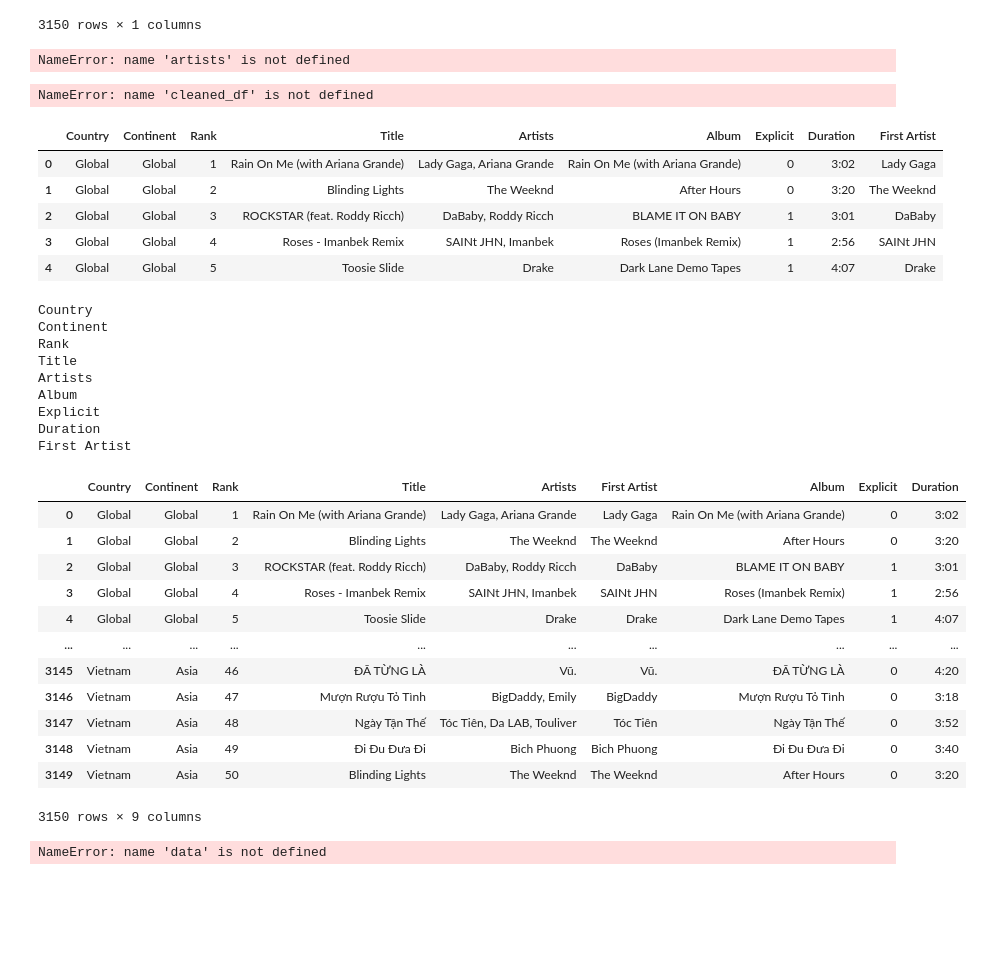
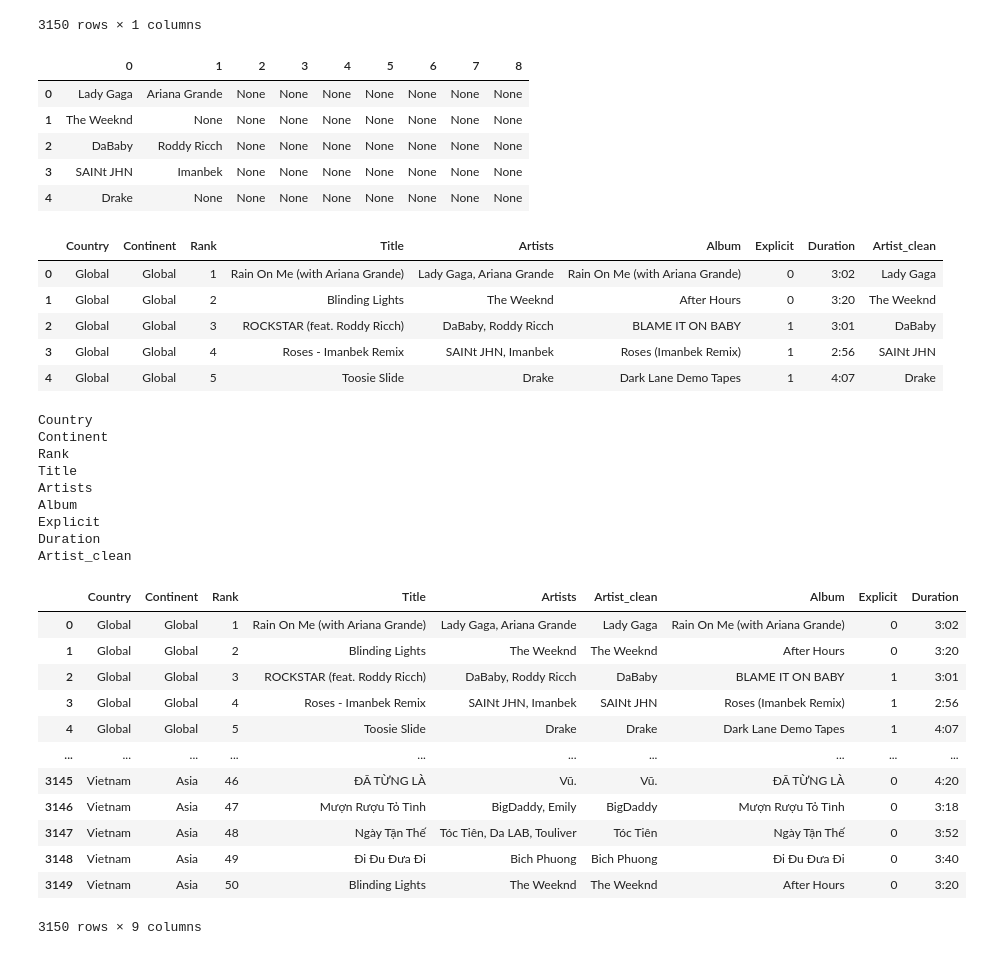
Before and after one commit to michellesimek/project_1, a Jupyter notebook: top_songs.ipynb, the cells around one changed output. Drawn from its saved outputs; the diff is of its cells as text; code cells hidden in the pictures; blank space fills up the shorter version.

```diff
--- a/top_songs.ipynb
+++ b/top_songs.ipynb
@@ -35,20 +36,23 @@ artists_df
 3150 rows × 1 columns
 # %%
 #clean data to only include one artist name per column (delimiter is a comma)
-cleaned_df = artists.Artists.str.split(",", expand=True)
+cleaned_df = artists_df.Artists.str.split(",", expand=True)
 cleaned_df.head()
 # %% [output]
-NameError: name 'artists' is not defined
+|  | 0 | 1 | 2 | 3 | 4 | 5 | 6 | 7 | 8 |
+| 0 | Lady Gaga | Ariana Grande | None | None | None | None | None | None | None |
+| 1 | The Weeknd | None | None | None | None | None | None | None | None |
+| 2 | DaBaby | Roddy Ricch | None | None | None | None | None | None | None |
+| 3 | SAINt JHN | Imanbek | None | None | None | None | None | None | None |
+| 4 | Drake | None | None | None | None | None | None | None | None |
 # %%
 #add row[0], first artist name listed, to the orginial dataframe
-data['First Artist'] = cleaned_df[0]
+data['Artist_clean'] = cleaned_df[0]
-# %% [output]
-NameError: name 'cleaned_df' is not defined
 # %%
 #check to see if first artist column was added
 data.head()
 # %% [output]
-|  | Country | Continent | Rank | Title | Artists | Album | Explicit | Duration | First Artist |
+|  | Country | Continent | Rank | Title | Artists | Album | Explicit | Duration | Artist_clean |
 | 0 | Global | Global | 1 | Rain On Me (with Ariana Grande) | Lady Gaga, Ariana Grande | Rain On Me (with Ariana Grande) | 0 | 3:02 | Lady Gaga |
 | 1 | Global | Global | 2 | Blinding Lights | The Weeknd | After Hours | 0 | 3:20 | The Weeknd |
 | 2 | Global | Global | 3 | ROCKSTAR (feat. Roddy Ricch) | DaBaby, Roddy Ricch | BLAME IT ON BABY | 1 | 3:01 | DaBaby |
@@ -67,13 +71,13 @@ Artists
 Album
 Explicit
 Duration
-First Artist
+Artist_clean
 # %%
 #reorder columns in dataframe so Artists and First Artist are next to each other
-data = data[['Country', 'Continent', 'Rank', 'Title', 'Artists', 'First Artist', 'Album', 'Explicit', 'Duration']]
+data = data[['Country', 'Continent', 'Rank', 'Title', 'Artists', 'Artist_clean', 'Album', 'Explicit', 'Duration']]
 data
 # %% [output]
-|  | Country | Continent | Rank | Title | Artists | First Artist | Album | Explicit | Duration |
+|  | Country | Continent | Rank | Title | Artists | Artist_clean | Album | Explicit | Duration |
 | 0 | Global | Global | 1 | Rain On Me (with Ariana Grande) | Lady Gaga, Ariana Grande | Lady Gaga | Rain On Me (with Ariana Grande) | 0 | 3:02 |
 | 1 | Global | Global | 2 | Blinding Lights | The Weeknd | The Weeknd | After Hours | 0 | 3:20 |
 | 2 | Global | Global | 3 | ROCKSTAR (feat. Roddy Ricch) | DaBaby, Roddy Ricch | DaBaby | BLAME IT ON BABY | 1 | 3:01 |
@@ -88,5 +92,3 @@ data
 3150 rows × 9 columns
 # %%
 data.to_csv("cleaned_top_song.csv")
-# %% [output]
-NameError: name 'data' is not defined
```
Also changed, not shown: parts of 8 cells of this notebook.
